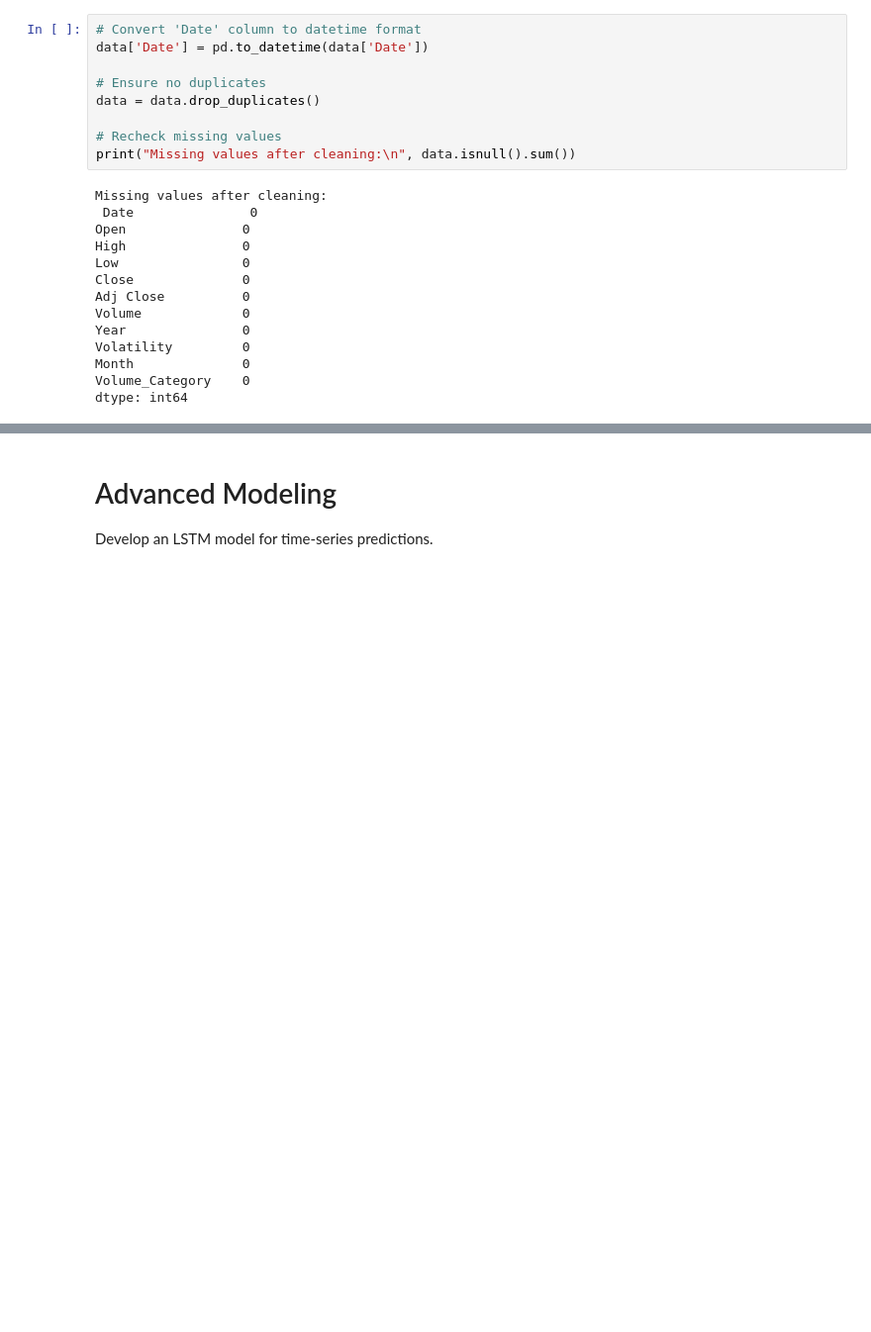
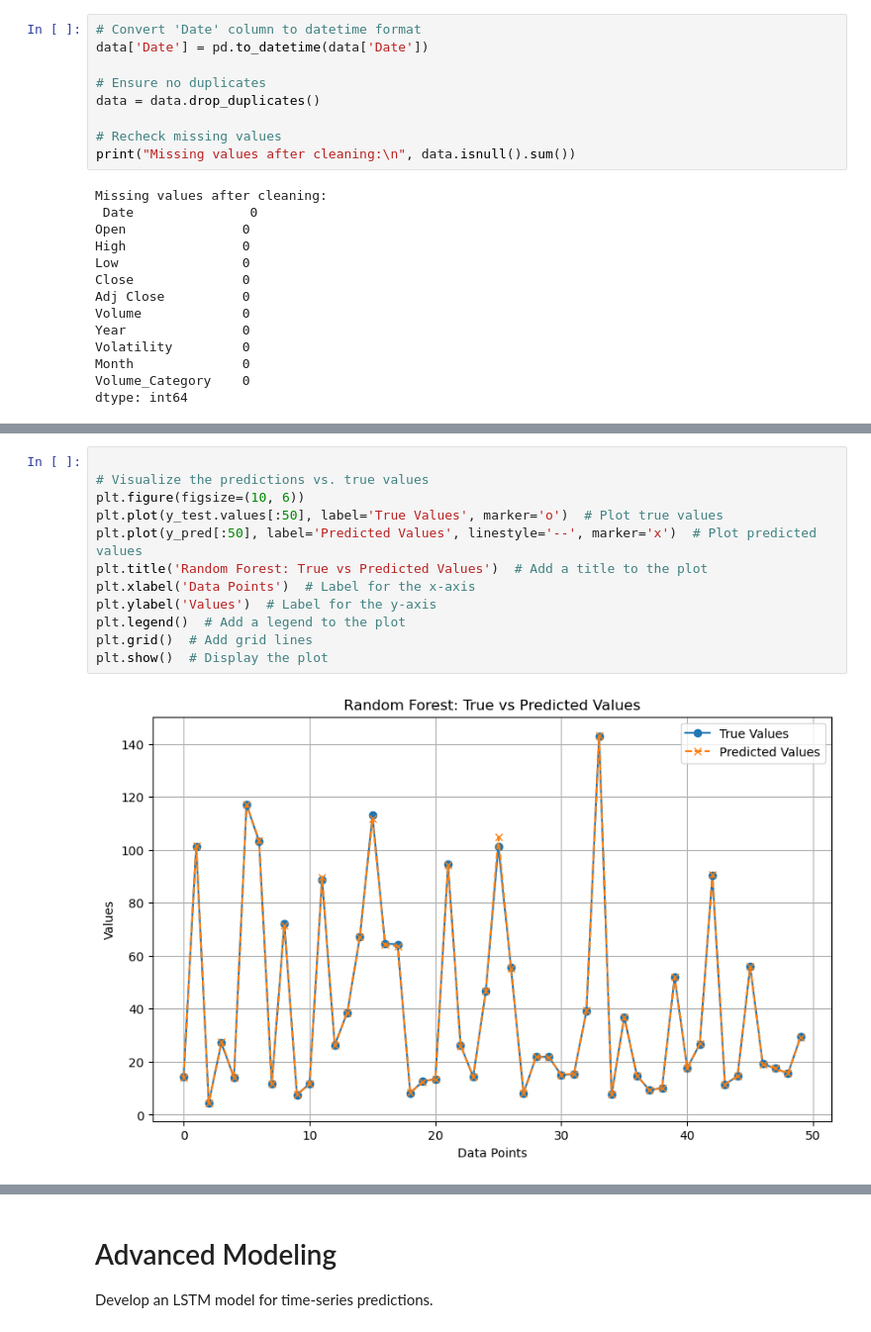
Before and after one commit to ElifSurucu/Google-Stock-Market-Data, a Jupyter notebook: Machine_Learning_Last updated.ipynb, the cells around one changed output, grey strips where cells are left out. Shown at 99% size. Cells and saved outputs as stored; diff of their text form; blank space fills up the shorter version.

```diff
--- a/Machine_Learning_Last updated.ipynb
+++ b/Machine_Learning_Last updated.ipynb
@@ -341,0 +336,14 @@ R2            0.999915       0.999850             0.999635
+# %%
+
+# Visualize the predictions vs. true values
+plt.figure(figsize=(10, 6))
+plt.plot(y_test.values[:50], label='True Values', marker='o')  # Plot true values
+plt.plot(y_pred[:50], label='Predicted Values', linestyle='--', marker='x')  # Plot predicted values
+plt.title('Random Forest: True vs Predicted Values')  # Add a title to the plot
+plt.xlabel('Data Points')  # Label for the x-axis
+plt.ylabel('Values')  # Label for the y-axis
+plt.legend()  # Add a legend to the plot
+plt.grid()  # Add grid lines
+plt.show()  # Display the plot
+# %% [output]
+[figure, added]
```
Also changed, not shown: parts of 62 cells of this notebook, 42 other files.
